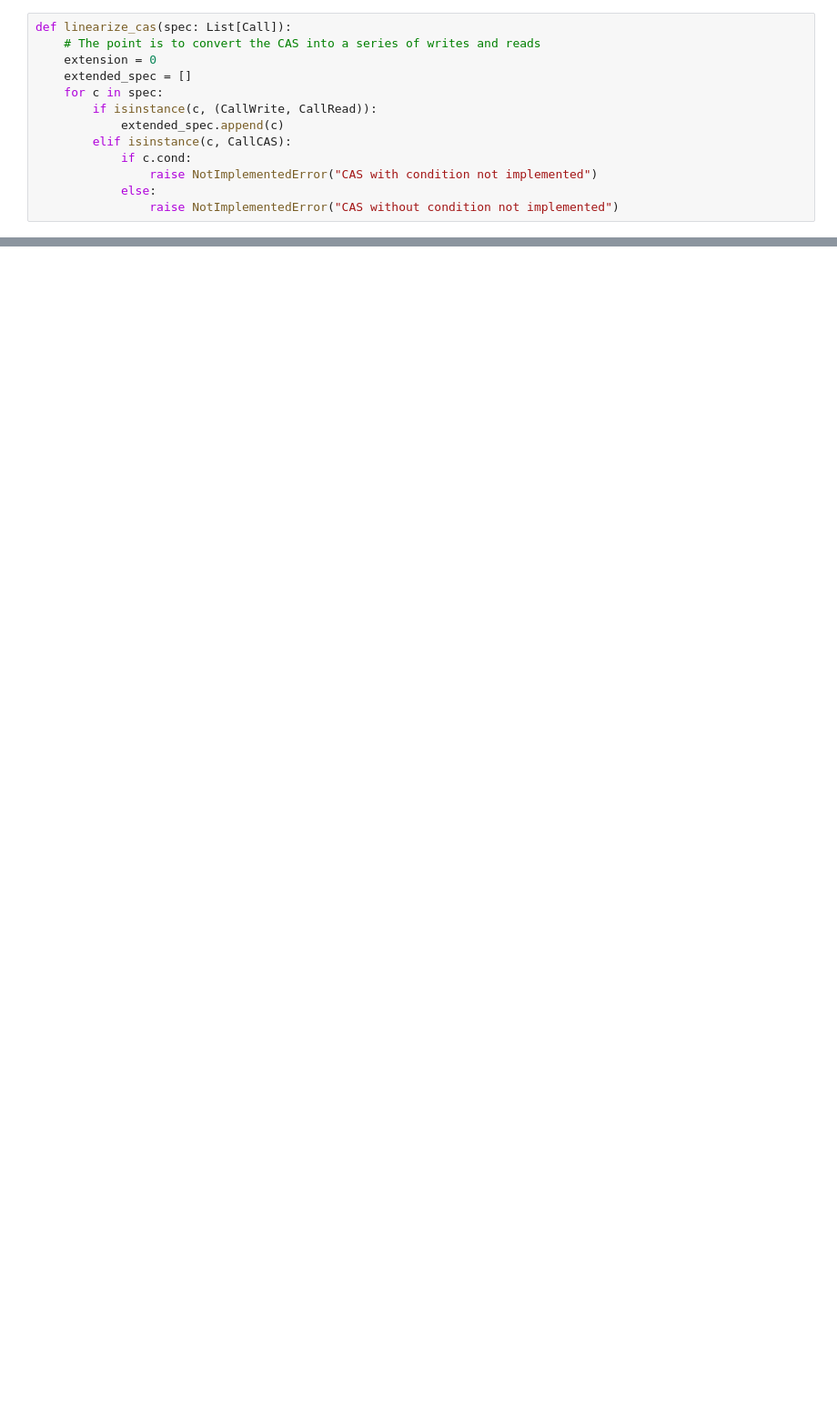
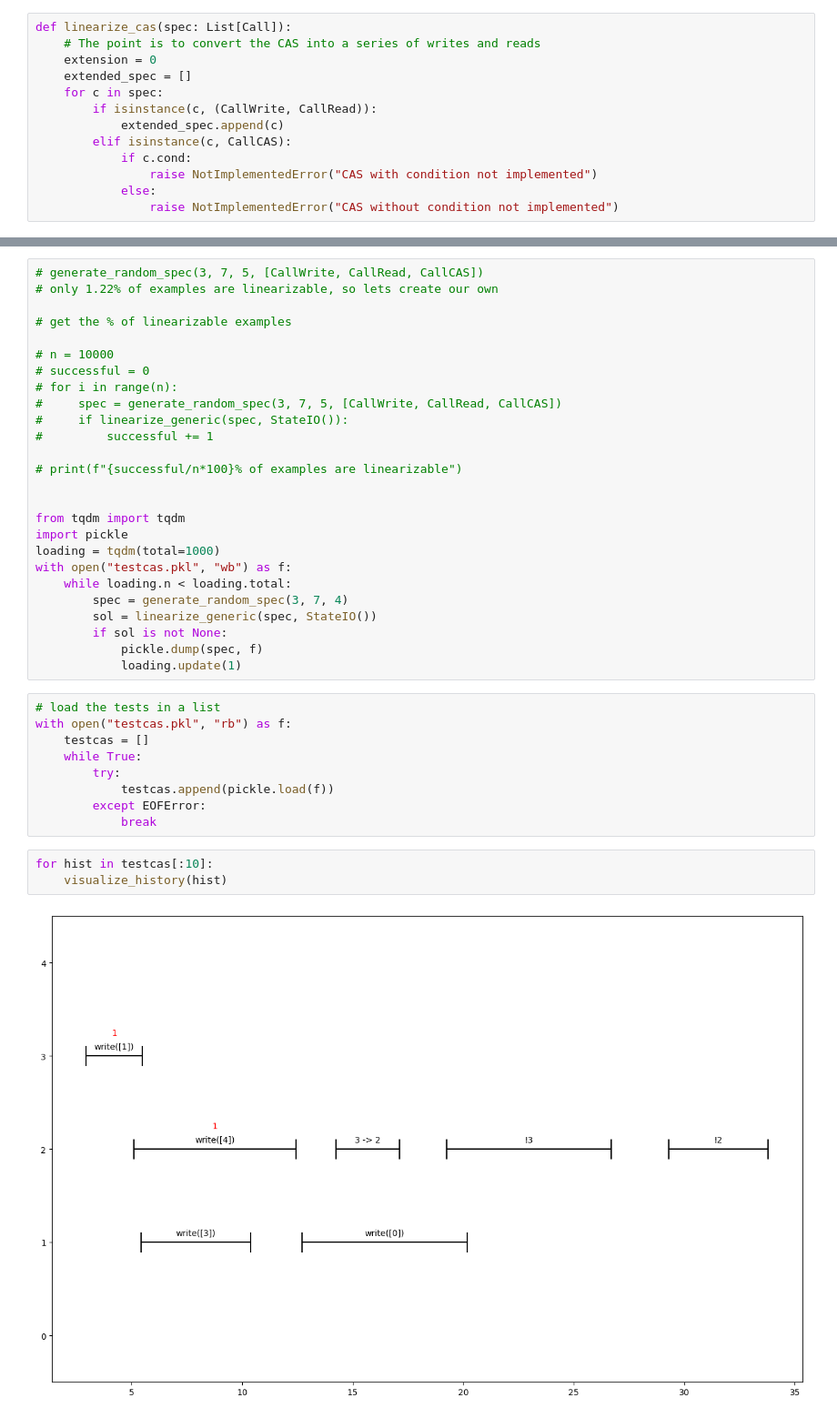
Before and after one commit to Pylyr/thesis-concurrency, a Jupyter notebook: linearization.ipynb, the cells around one changed output, grey strips where cells are left out. Shown: that part at 91% size. Drawn from its saved outputs; the diff is of its cells as text; blank space fills up the shorter version.

Commit message:
testcases

```diff
--- a/linearization.ipynb
+++ b/linearization.ipynb
@@ -396,0 +412,40 @@ True
+# %%
+# generate_random_spec(3, 7, 5, [CallWrite, CallRead, CallCAS])
+# only 1.22% of examples are linearizable, so lets create our own
+
+# get the % of linearizable examples
+
+# n = 10000
+# successful = 0
+# for i in range(n):
+#     spec = generate_random_spec(3, 7, 5, [CallWrite, CallRead, CallCAS])
+#     if linearize_generic(spec, StateIO()):
+#         successful += 1
+
+# print(f"{successful/n*100}% of examples are linearizable")
+
+
+from tqdm import tqdm
+import pickle
+loading = tqdm(total=1000)
+with open("testcas.pkl", "wb") as f:
+    while loading.n < loading.total:
+        spec = generate_random_spec(3, 7, 4)
+        sol = linearize_generic(spec, StateIO())
+        if sol is not None:
+            pickle.dump(spec, f)
+            loading.update(1)
+# %%
+# load the tests in a list
+with open("testcas.pkl", "rb") as f:
+    testcas = []
+    while True:
+        try:
+            testcas.append(pickle.load(f))
+        except EOFError:
+            break
+# %%
+for hist in testcas[:10]:
+    visualize_history(hist)
+# %% [output]
+[figure, added]
```
Also changed, not shown: parts of 15 cells of this notebook, 4 other files.
